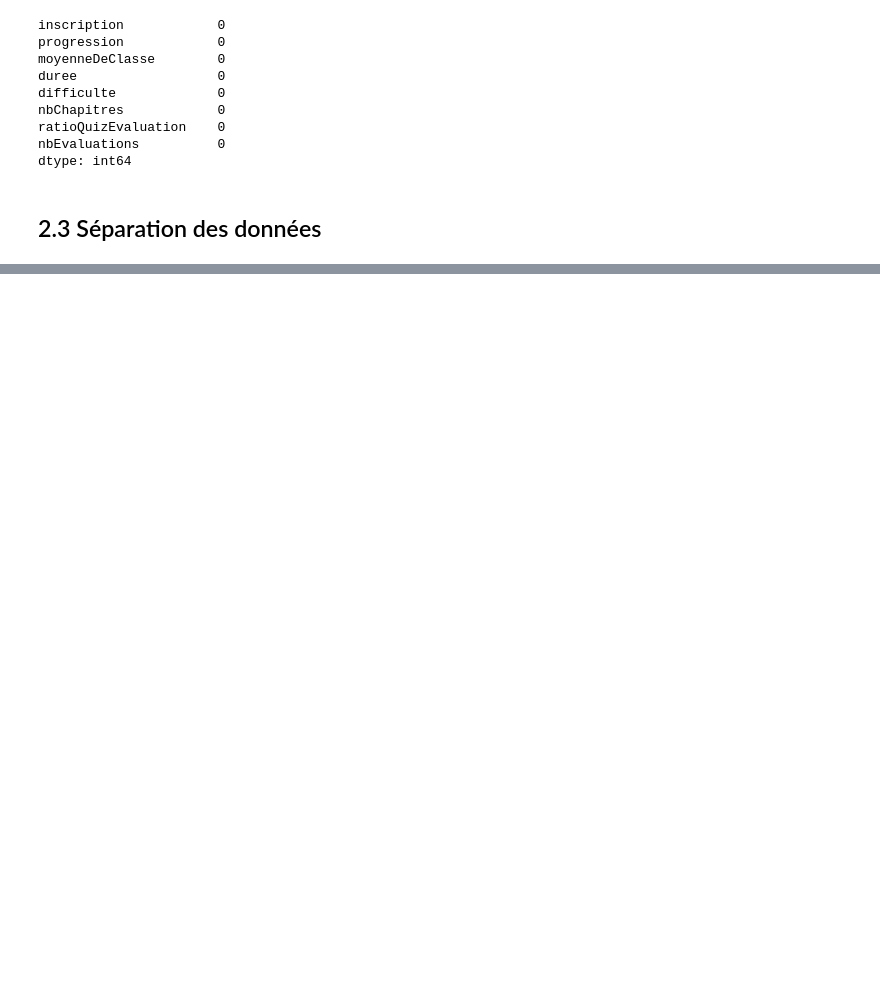
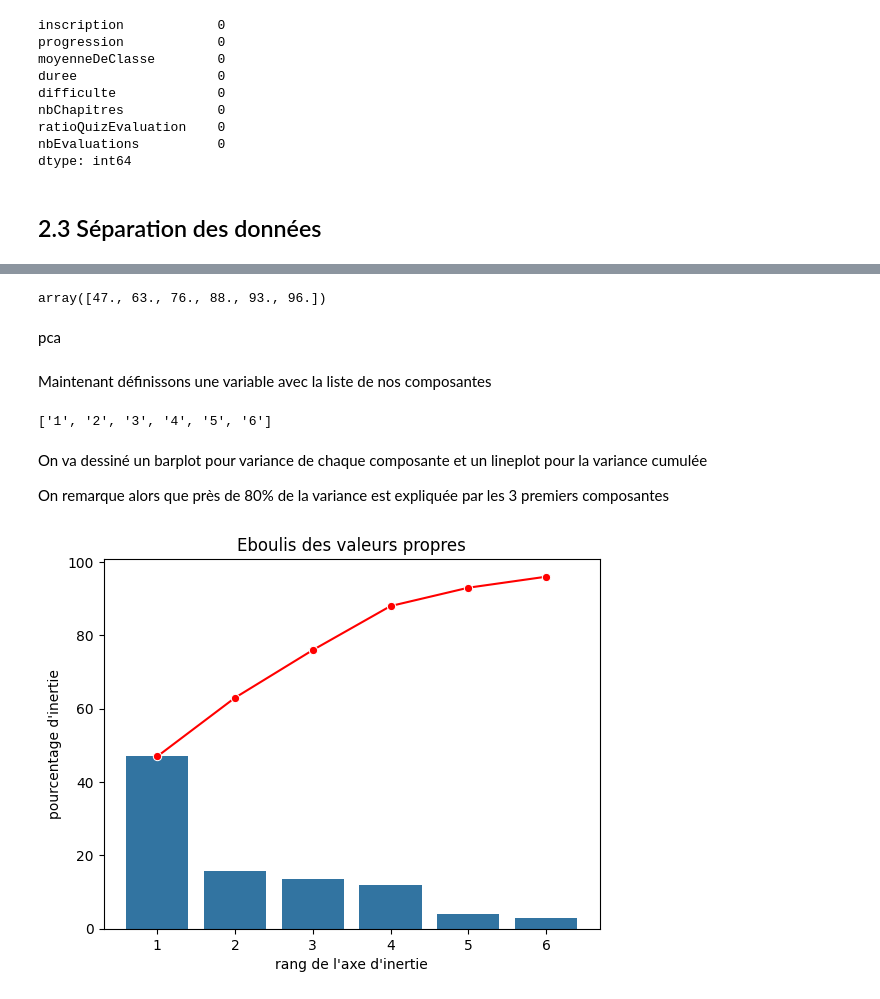
Before and after one commit to Harlequelrah/openclassroom_data_analysis, a Jupyter notebook: project/tp.ipynb, the cells around one changed output, grey strips where cells are left out. Drawn from its saved outputs; the diff is of its cells as text; code cells hidden in the pictures; blank space fills up the shorter version.

Commit message:
- standarisation - ACP - Eboulis des valeurs propores

```diff
--- a/project/tp.ipynb
+++ b/project/tp.ipynb
@@ -170,0 +212,3 @@ features = df.columns
+# %%
+for i in range(len(exp_var_ratio)):
+    print(f"Composante {i+1} - {exp_var_ratio[i]:.1%}")
@@ -170,0 +226,3 @@ features = df.columns
+# %%
+scree = (exp_var_ratio*100).round(2)
+scree
@@ -170,0 +233,28 @@ features = df.columns
+# %%
+scree_cum = scree.cumsum().round()
+scree_cum
+# %% [output]
+array([47., 63., 76., 88., 93., 96.])
+# %% [markdown]
+pca
+# %% [markdown]
+Maintenant définissons une variable avec la liste de nos composantes
+# %%
+# liste de chaine de caractère pour forcer le mode categorielle
+x_list =  [str(i+1) for i in range(n_components)]
+list(x_list)
+# %% [output]
+['1', '2', '3', '4', '5', '6']
+# %% [markdown]
+On va dessiné un barplot pour  variance de chaque composante et un lineplot pour la variance cumulée
+
+On remarque alors que près de 80% de la variance est expliquée par les 3 premiers composantes
+# %%
+sns.barplot(x=x_list, y=scree)
+sns.lineplot(x=x_list,y=scree_cum,c="red",marker="o")
+plt.title("Eboulis des valeurs propres")
+plt.xlabel("rang de l'axe d'inertie")
+plt.ylabel("pourcentage d'inertie")
+plt.show()
+# %% [output]
+[figure, added]
```
Also changed, not shown: parts of 22 cells of this notebook.
